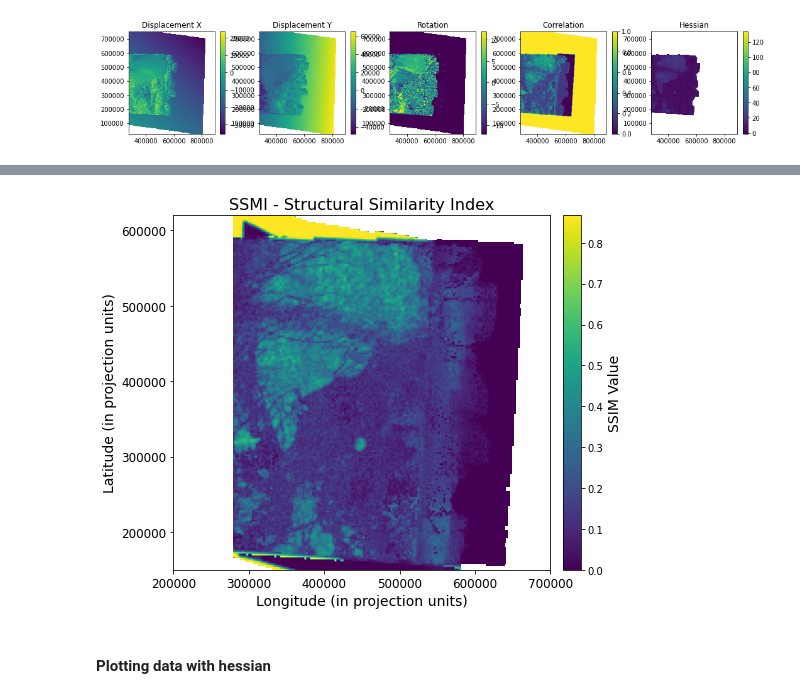
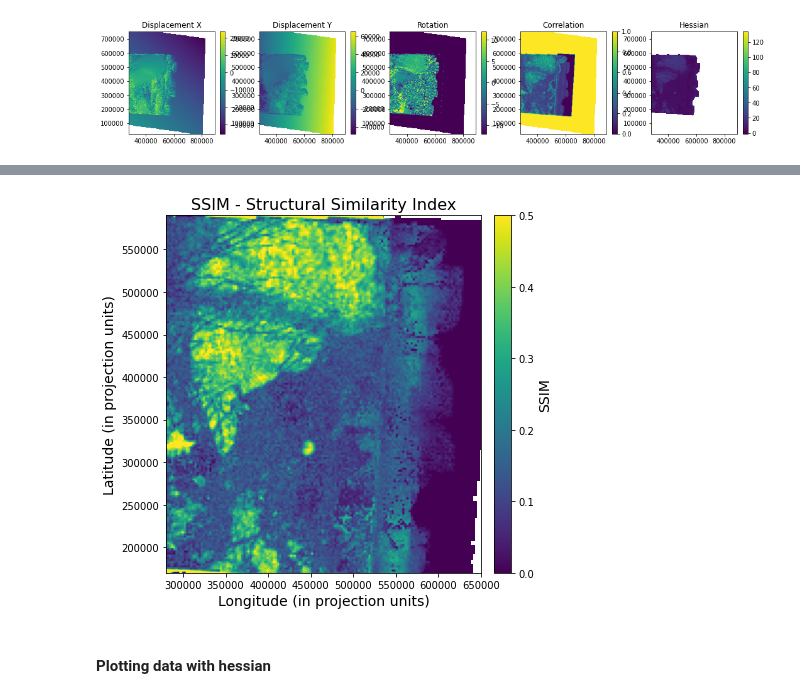
Before and after one commit to AnnaT1990/SAR_forecast_experiment, a Jupyter notebook: 2022-2023_48h_experiment/forecast_quality_analysis/forecast_SAR2_model_12-14feb.ipynb, the cells around one changed output, grey strips where cells are left out. Saved outputs shown, nothing was run; the diff lists cells and outputs as text; code cells hidden in the pictures.

```diff
--- a/2022-2023_48h_experiment/forecast_quality_analysis/forecast_SAR2_model_12-14feb.ipynb
+++ b/2022-2023_48h_experiment/forecast_quality_analysis/forecast_SAR2_model_12-14feb.ipynb
@@ -49,10 +49,10 @@ f2 = gdal.Open('/home/jovyan/experiment_data/2022-2023_48h_experiment/SAR_foreca
 f3 = gdal.Open('/home/jovyan/experiment_data/2022-2023_48h_experiment/SAR_forecast/HV/sar2_alg_gpi/Aligned_alg_gpi_S1A_EW_GRDM_1SDH_20230212T080151_20230212T080255_047200_05A9D0_C7EB_Orb_Cal_TC_HV_160.tif')
 # %%
 #Set domains based on the data
-n0_domen = Nansat('/home/jovyan/experiment_data/2022-2023_48h_experiment/SAR_images/HV_160/S1A_EW_GRDM_1SDH_20230212T080151_20230212T080255_047200_05A9D0_C7EB_Orb_Cal_TC_HV_160.tif')
-n1_domen = Nansat('/home/jovyan/experiment_data/2022-2023_48h_experiment/SAR_images/HV_160/S1A_EW_GRDM_1SDH_20230214T074531_20230214T074635_047229_05AAC8_4014_Orb_Cal_TC_HV_160.tif')
-n2_domen = Nansat('/home/jovyan/experiment_data/2022-2023_48h_experiment/SAR_forecast/HV/sar2_model/Aligned_model_full_S1A_EW_GRDM_1SDH_20230212T080151_20230212T080255_047200_05A9D0_C7EB_Orb_Cal_TC_HV_160.tif')
-n3_domen = Nansat('/home/jovyan/experiment_data/2022-2023_48h_experiment/SAR_forecast/HV/sar2_alg_gpi/Aligned_alg_gpi_S1A_EW_GRDM_1SDH_20230212T080151_20230212T080255_047200_05A9D0_C7EB_Orb_Cal_TC_HV_160.tif')
+n0_domain = Nansat('/home/jovyan/experiment_data/2022-2023_48h_experiment/SAR_images/HV_160/S1A_EW_GRDM_1SDH_20230212T080151_20230212T080255_047200_05A9D0_C7EB_Orb_Cal_TC_HV_160.tif')
+n1_domain = Nansat('/home/jovyan/experiment_data/2022-2023_48h_experiment/SAR_images/HV_160/S1A_EW_GRDM_1SDH_20230214T074531_20230214T074635_047229_05AAC8_4014_Orb_Cal_TC_HV_160.tif')
+n2_domain = Nansat('/home/jovyan/experiment_data/2022-2023_48h_experiment/SAR_forecast/HV/sar2_model/Aligned_model_full_S1A_EW_GRDM_1SDH_20230212T080151_20230212T080255_047200_05A9D0_C7EB_Orb_Cal_TC_HV_160.tif')
+n3_domain = Nansat('/home/jovyan/experiment_data/2022-2023_48h_experiment/SAR_forecast/HV/sar2_alg_gpi/Aligned_alg_gpi_S1A_EW_GRDM_1SDH_20230212T080151_20230212T080255_047200_05A9D0_C7EB_Orb_Cal_TC_HV_160.tif')
 # %%
 #Load the data from the files into numpy arrays for further processing.
 a0 = f0.ReadAsArray()
@@ -119,10 +119,10 @@ plt.show()
 # %%
 # Create three Nansat objects with original tiff domains imported from gdal object.
 
-n0 = Nansat.from_domain(n0_domen, a0)
-n1 = Nansat.from_domain(n1_domen, a1)
-n2 = Nansat.from_domain(n2_domen, a2)
-n3 = Nansat.from_domain(n3_domen, a3)
+n0 = Nansat.from_domain(n0_domain, a0)
+n1 = Nansat.from_domain(n1_domain, a1)
+n2 = Nansat.from_domain(n2_domain, a2)
+n3 = Nansat.from_domain(n3_domain, a3)
 # %%
 # Close the dataset
 f0 = None
@@ -286,28 +320,28 @@ plt.show()
 # %%
 # plot retrieved matrices
 fig, ax = plt.subplots(1,1, figsize=(18,6))
 
 # Set title and labels
-ax.set_title('SSMI - Structural Similarity Index', fontsize=16)
+ax.set_title('SSIM - Structural Similarity Index', fontsize=16)
 ax.set_xlabel('Longitude (in projection units)', fontsize=14)
 ax.set_ylabel('Latitude (in projection units)', fontsize=14)
 
 # Display the data with a colormap that provides better contrast and understanding
-im = ax.imshow(best_ssim, extent=[x1pm.min(), x1pm.max(), y1pm.min(), y1pm.max()], origin='lower', cmap='viridis')
+im = ax.imshow(best_ssim, extent=[x1pm.min(), x1pm.max(), y1pm.min(), y1pm.max()], origin='lower',vmin = 0, vmax = 0.5, cmap='viridis')
 
 # Add a colorbar with a label
 cbar = plt.colorbar(im, ax=ax, orientation='vertical', pad=0.01)
-cbar.set_label('SSIM Value', fontsize=14)
+cbar.set_label('SSIM', fontsize=14)
 
 # Adjust tick label size
-ax.tick_params(axis='both', labelsize=12)
-ax.set_xlim([0.2e6, 0.7e6])
-ax.set_ylim([0.15e6, 0.62e6])
+ax.tick_params(axis='both')#, labelsize=12)
+ax.set_xlim([0.28e6, 0.65e6])
+ax.set_ylim([0.17e6, 0.59e6])
 
 plt.tight_layout()
 plt.show()
 # %% [output]
-[figure, old version]
+[figure, new version]
 # %%
 # Model domain to reproject SAR image from 3996
 model_d = Domain(srs, f'-te {min(X_subset.data)} {min(Y_subset.data)} {max(X_subset.data)} {max(Y_subset.data)} -tr 100 100')
```
Also changed, not shown: parts of 10 cells of this notebook, 7 other files.
